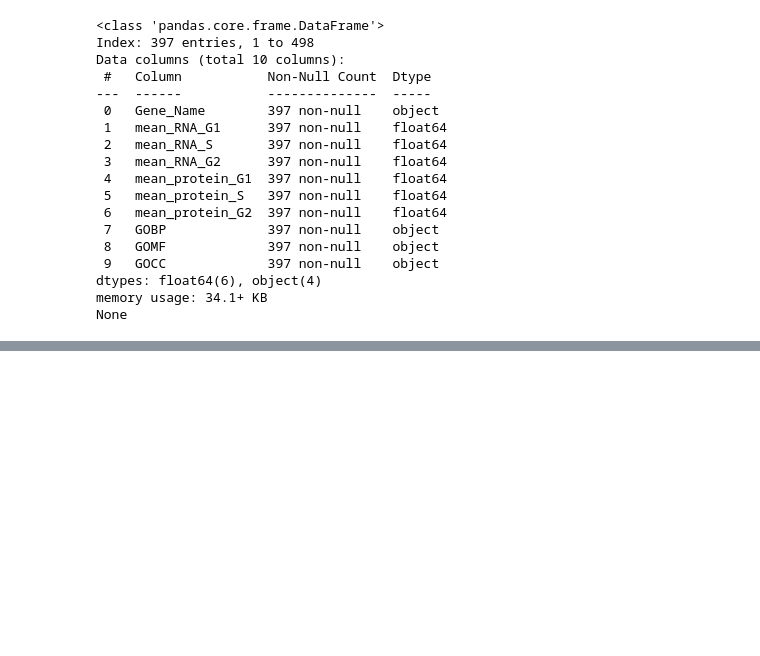
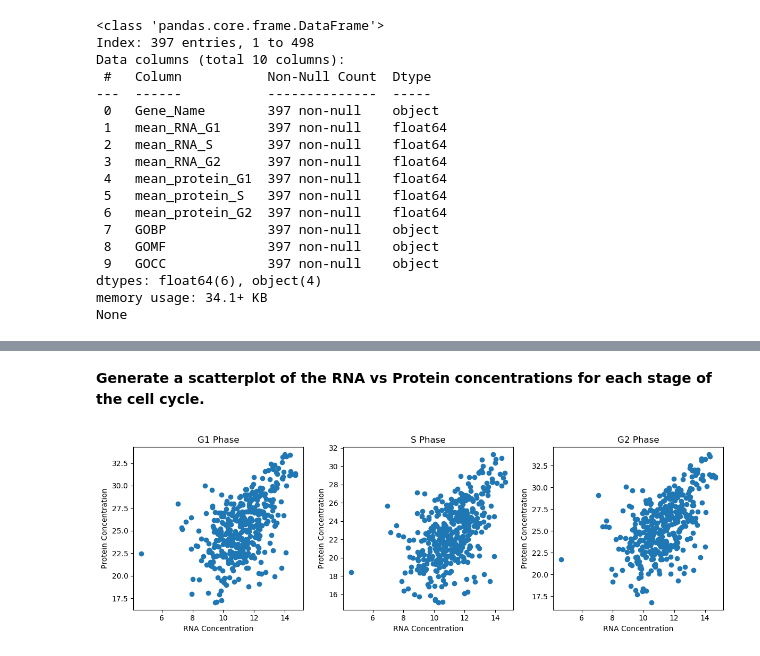
Before and after one commit to willmayhew/COMP3212ComputationalBiologyLabs, a Jupyter notebook: Lab1/Lab1.ipynb, the cells around one changed output, grey strips where cells are left out. Cells and saved outputs as stored; diff of their text form; code cells hidden in the pictures; blank space fills up the shorter version.

```diff
--- a/Lab1/Lab1.ipynb
+++ b/Lab1/Lab1.ipynb
@@ -99,0 +114,15 @@ dtype: float64
+# %% [markdown]
+**Generate a scatterplot of the RNA vs Protein concentrations for each stage of the cell cycle.**
+# %%
+fig, axes = plt.subplots(1, 3, figsize=(12, 4))
+
+for i, stage in enumerate(stages):
+    axes[i].scatter(df[f'mean_RNA_{stage}'], df[f'mean_protein_{stage}'])
+    axes[i].set_title(f'{stage} Phase')
+    axes[i].set_xlabel('RNA Concentration')
+    axes[i].set_ylabel('Protein Concentration')
+
+plt.tight_layout()
+plt.show()
+# %% [output]
+[figure, added]
```
Also changed, not shown: parts of 25 cells of this notebook, 1 other file.
